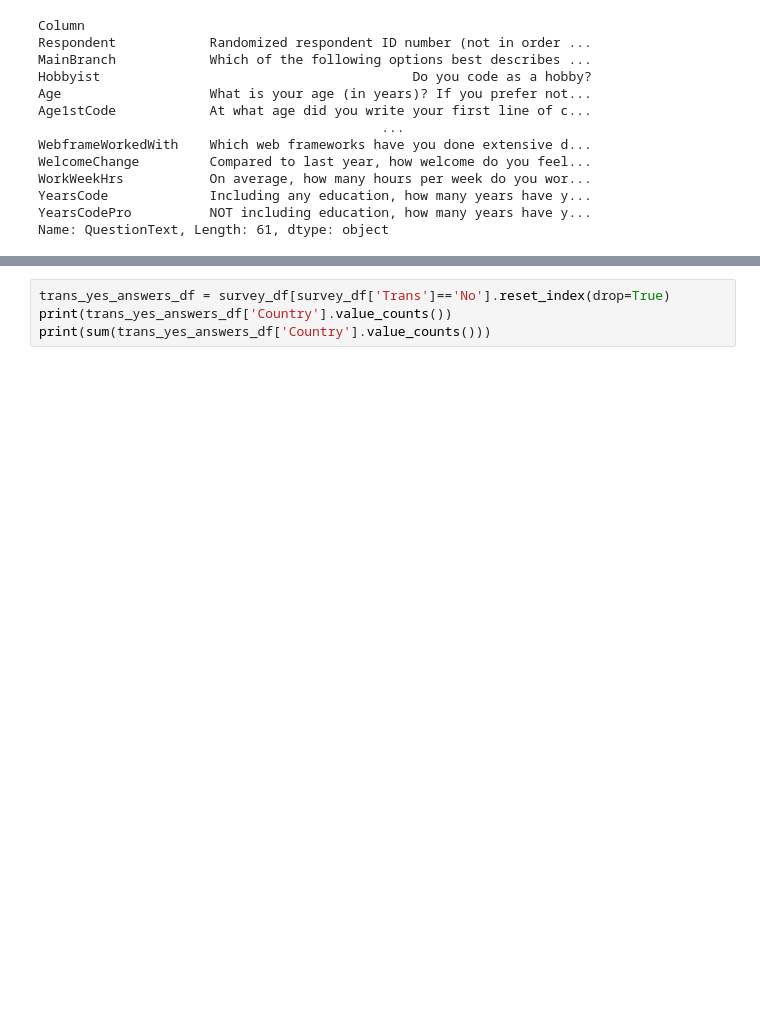
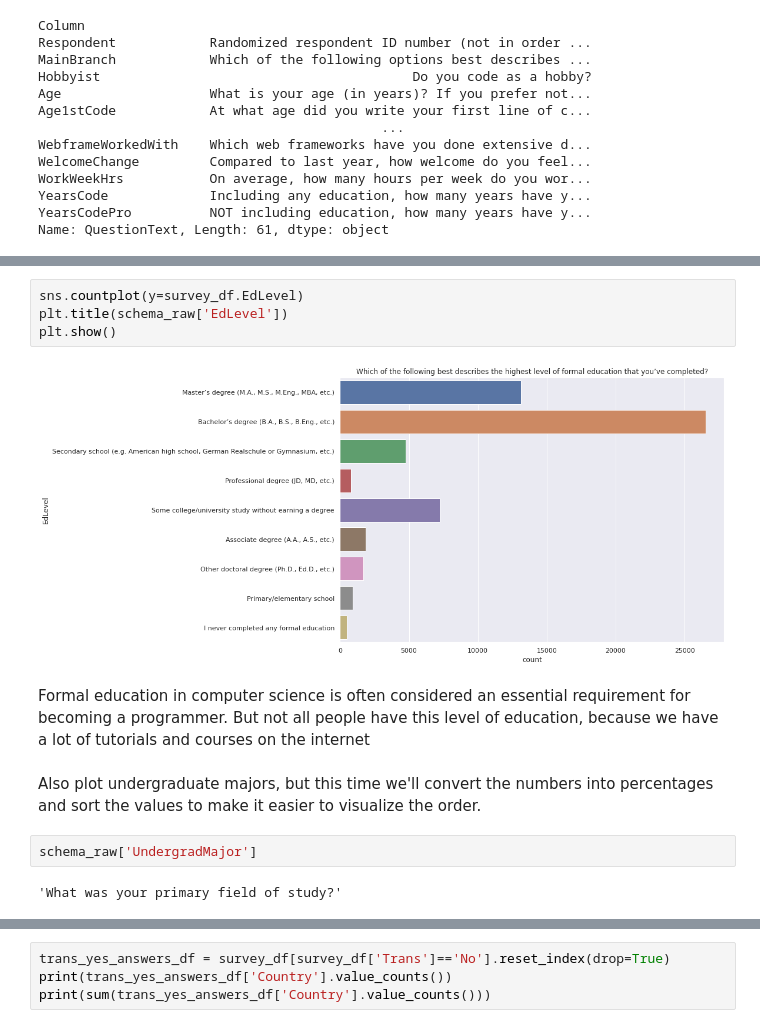
Before and after one commit to YehorSavchenko/Introduction-to-Data-Science, a Jupyter notebook: Cwiczenia1/Assignment_Optional_1_solution_YehorSavchenko.ipynb, the cells around one changed output, grey strips where cells are left out. Saved outputs shown, nothing was run; the diff lists cells and outputs as text; blank space fills up the shorter version.

```diff
--- a/Cwiczenia1/Assignment_Optional_1_solution_YehorSavchenko.ipynb
+++ b/Cwiczenia1/Assignment_Optional_1_solution_YehorSavchenko.ipynb
@@ -84,0 +172,14 @@ schema_raw['Trans']
+# %%
+sns.countplot(y=survey_df.EdLevel)
+plt.title(schema_raw['EdLevel'])
+plt.show()
+# %% [output]
+[figure, added]
+# %% [markdown]
+Formal education in computer science is often considered an essential requirement for becoming a programmer. But not all people have this level of education, because we have a lot of tutorials and courses on the internet
+# %% [markdown]
+Also plot undergraduate majors, but this time we'll convert the numbers into percentages and sort the values to make it easier to visualize the order.
+# %%
+schema_raw['UndergradMajor']
+# %% [output]
+'What was your primary field of study?'
```
Also changed, not shown: parts of 49 cells of this notebook.
